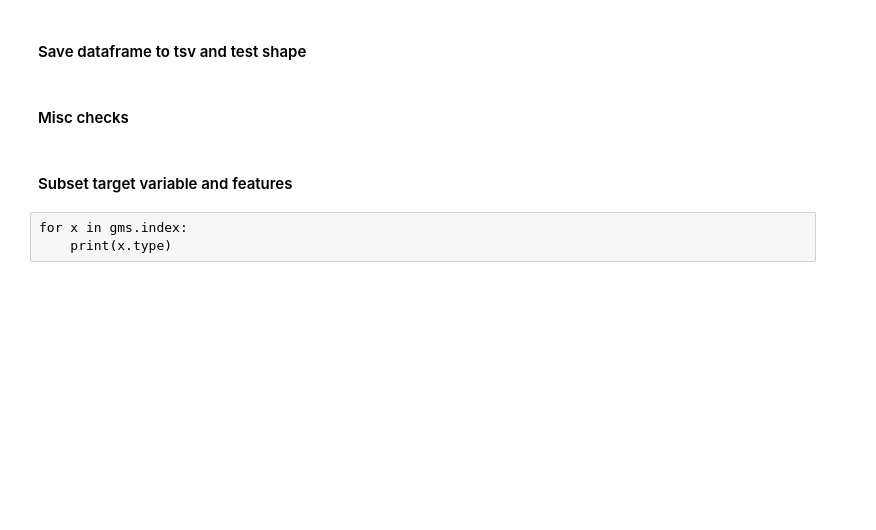
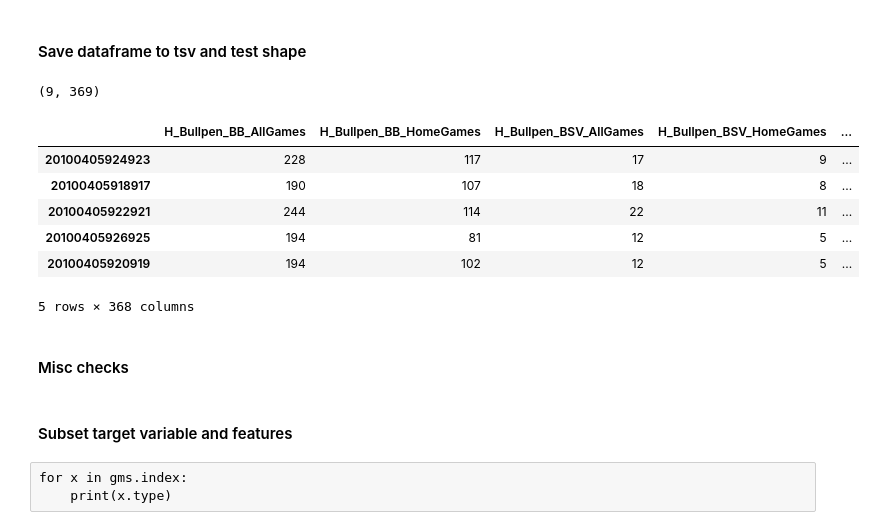
Before and after one commit to etothexipi/mlb_bet_notebooks, a Jupyter notebook: skr_statfox_matchups.ipynb, the cells around one changed output. Drawn from its saved outputs; the diff is of its cells as text; code cells hidden in the pictures; blank space fills up the shorter version.

```diff
--- a/skr_statfox_matchups.ipynb
+++ b/skr_statfox_matchups.ipynb
@@ -19,9 +19,9 @@ import pickle
 import codecs
 from datetime import datetime
 # %%
-file_o = '20200224.skr_statfox.2013.tsv.gz'
-file_l = '20200224.skr_statfox.2013.log'
-glyear = 'GL2013.CSV'
+file_o = '20200310.skr_statfox.2013-2017.tsv.gz'
+file_l = '20200310.skr_statfox.2013-2017.log'
+glyear = 'gamelogs_2010_2018.csv.gz'
 # %%
 def FromPickleS3(bucketname, keyname):
     """Get dataframe from s3 and unpickle
@@ -101,7 +101,7 @@ def DuplicatedVarnames(df):
 #### Get list of games
 # %%
 glhead = pd.read_csv('GLHEADER.CSV',header=None)
-gms = pd.read_csv(glyear,header=0,names=list(glhead[0]))
+gms = pd.read_csv(glyear, header=0, names=list(glhead[0]), low_memory=False)
 gms = gms[['date','team_h','team_v','score_h','score_v']]
 
 teams = pd.read_csv('TEAM_NAMES.CSV',header=0,index_col=['name1'],usecols=['name1','name3'])
@@ -112,3 +112,6 @@ gms['team_v'] = gms['team_v'].map(lambda x: teams[x.upper()])
 # %% [markdown]
 #### Get dataframe from s3 and unpickle
 #### Format and append each matchup together from s3
+# %%
+for x in gms.index[:2]:
+    print(gms.iloc[x])
@@ -115,10 +131,8 @@ gms['team_v'] = gms['team_v'].map(lambda x: teams[x.upper()])
 # %%
 df_all = pd.DataFrame()
 
-# gms = gms.drop([9])
 
-for x in gms.index:
-# for x in range(10):
+for x in gms.index[:9]:
     try:
 
         #### Parse date, team names, and score from games list
@@ -242,6 +255,18 @@ KeyboardInterrupt:
 df_all.to_csv(file_o, sep='\t')
 # %%
 pd.read_csv(file_o, sep='\t').shape
+# %% [output]
+(9, 369)
+# %%
+df_all.head()
+# %% [output]
+|  | H_Bullpen_BB_AllGames | H_Bullpen_BB_HomeGames | H_Bullpen_BSV_AllGames | H_Bullpen_BSV_HomeGames | ... |
+| 20100405924923 | 228 | 117 | 17 | 9 | ... |
+| 20100405918917 | 190 | 107 | 18 | 8 | ... |
+| 20100405922921 | 244 | 114 | 22 | 11 | ... |
+| 20100405926925 | 194 | 81 | 12 | 5 | ... |
+| 20100405920919 | 194 | 102 | 12 | 5 | ... |
+5 rows × 368 columns
 # %% [markdown]
 #### Misc checks
 # %%
```
Also changed, not shown: parts of 2 cells of this notebook.
